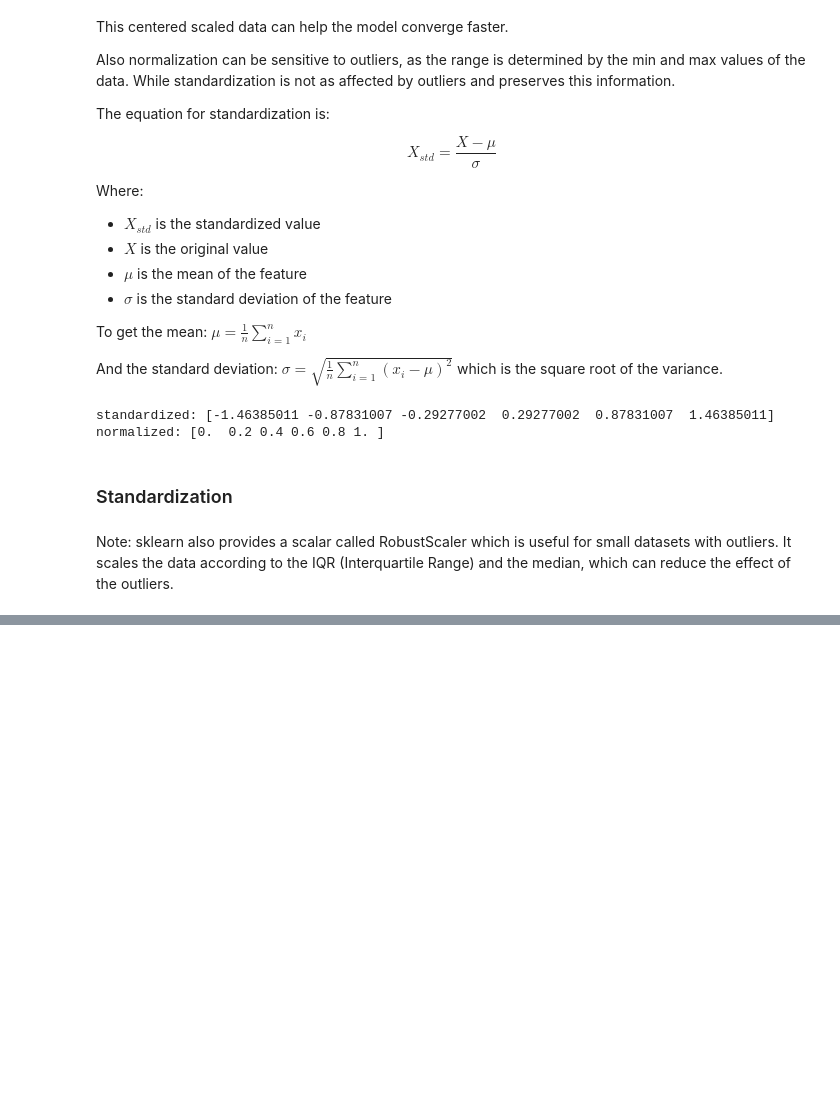
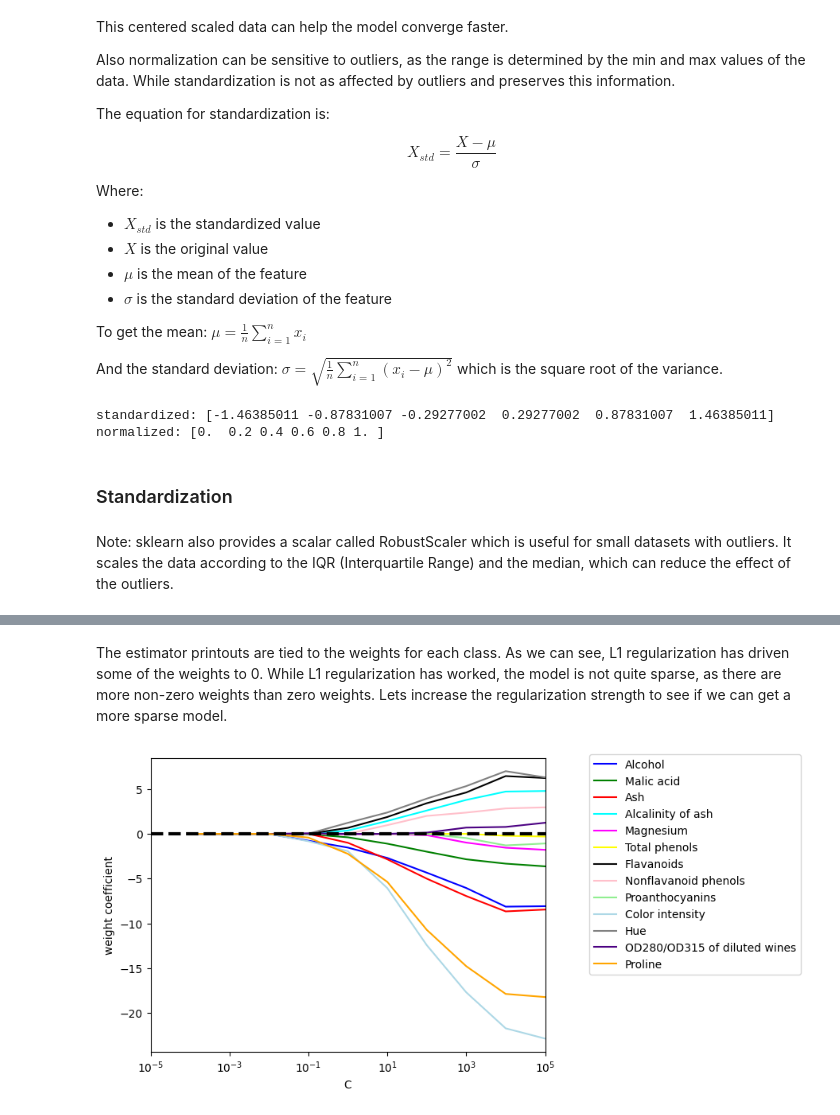
Before and after one commit to heyskylark/python-machine-learning, a Jupyter notebook: notebooks/preprocessing/wineDatasetProcessing.ipynb, the cells around one changed output, grey strips where cells are left out. Drawn from its saved outputs; the diff is of its cells as text; code cells hidden in the pictures; blank space fills up the shorter version.

Commit message:
regularization and brief touch on feature selection

```diff
--- a/notebooks/preprocessing/wineDatasetProcessing.ipynb
+++ b/notebooks/preprocessing/wineDatasetProcessing.ipynb
@@ -80,0 +126,13 @@ Note: sklearn also provides a scalar called RobustScaler which is useful for sma
+# %%
+# In sklearn, for models that support it, we can use L1 regularization by setting the penalty parameter to 'l1'.
+lr = OneVsRestClassifier(LogisticRegression(penalty='l1', solver='liblinear', C=1.0))
+
+# Note: C = 1 is the default, but if we increase it we will reduce regularization and if we decrease it we will increase regularization
+lr.fit(X_train_std, y_train)
+
+print('Training accuracy:', lr.score(X_train_std, y_train))
+print('Test accuracy:', lr.score(X_test_std, y_test))
+
+for i, estimator in enumerate(lr.estimators_):
+  print(f"Estimator {i} coefficients:")
+  print(estimator.coef_)
@@ -80,0 +154,31 @@ Note: sklearn also provides a scalar called RobustScaler which is useful for sma
+# %% [markdown]
+The estimator printouts are tied to the weights for each class. As we can see, L1 regularization has driven some of the weights to 0. While L1 regularization has worked, the model is not quite sparse, as there are more non-zero weights than zero weights. Lets increase the regularization strength to see if we can get a more sparse model.
+# %%
+fig = plt.figure()
+ax = plt.subplot(111)
+
+colors = ['blue', 'green', 'red', 'cyan', 'magenta', 'yellow', 'black', 'pink', 'lightgreen', 'lightblue', 'gray', 'indigo', 'orange']
+weights, params = [], []
+for c in np.arange(-4., 6.):
+  # lr = OneVsRestClassifier(LogisticRegression(penalty='l1', C=10.**c, solver='liblinear', random_state=0))
+  lr = LogisticRegression(penalty='l1', C=10.**c, solver='liblinear', multi_class='ovr', random_state=0)
+  lr.fit(X_train_std, y_train)
+  weights.append(lr.coef_[1])
+  # weights.append(lr.estimators_[1].coef_)
+  params.append(10**c)
+
+weights = np.array(weights)
+
+for column, color in zip(range(weights.shape[1]), colors):
+  plt.plot(params, weights[:, column], label=df_wine.columns[column + 1], color=color)
+
+plt.axhline(0, color='black', linestyle='--', linewidth=3)
+plt.xlim([10**(-5), 10**5])
+plt.ylabel('weight coefficient')
+plt.xlabel('C')
+plt.xscale('log')
+plt.legend(loc='upper left')
+ax.legend(loc='upper center', bbox_to_anchor=(1.38, 1.03), ncol=1, fancybox=True)
+plt.show()
+# %% [output]
+[figure, added]
```
Also changed, not shown: parts of 18 cells of this notebook, 2 other files.
